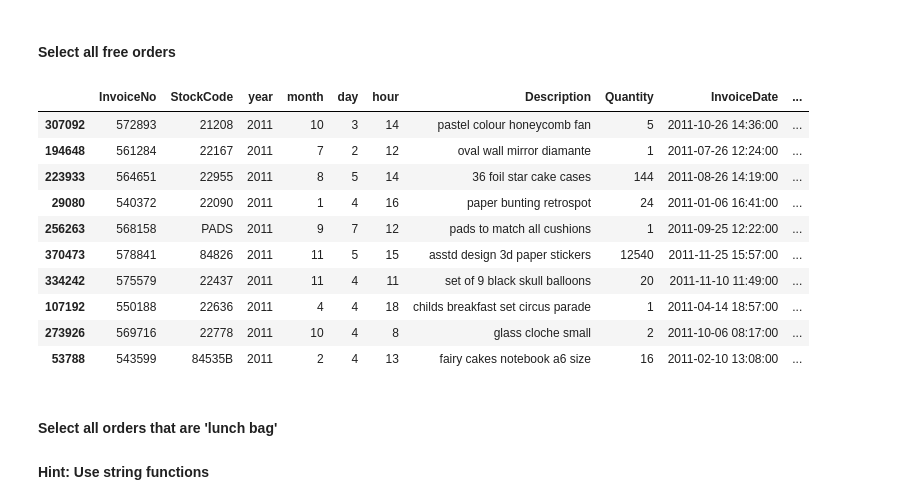
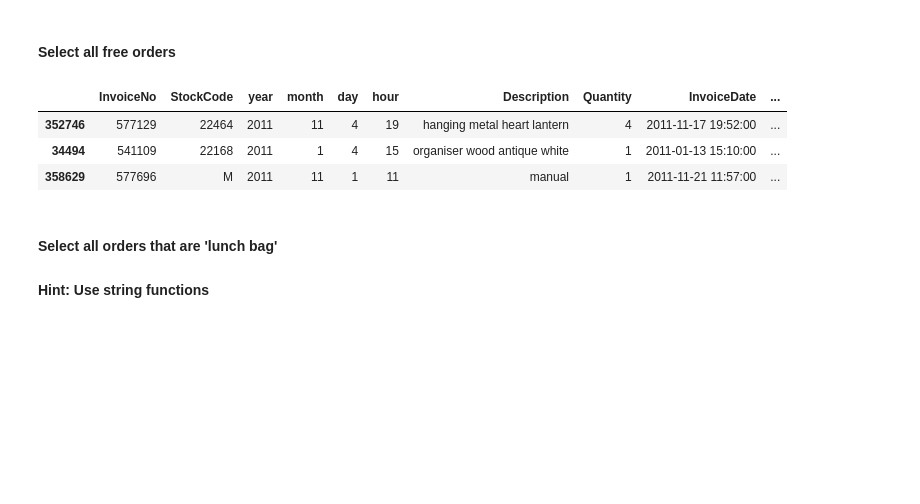
Before and after one commit to Ironhack-Data-Madrid-Octubre-2021/lab-descriptive-stats, a Jupyter notebook: your-code/main.ipynb, the cells around one changed output. Saved outputs shown, nothing was run; the diff lists cells and outputs as text; code cells hidden in the pictures; blank space fills up the shorter version.

```diff
--- a/your-code/main.ipynb
+++ b/your-code/main.ipynb
@@ -458,19 +451,12 @@ Orders[(Orders["Quantity"] > 50)&(Orders["Country"]=="Spain")].sample(10)
 # %% [markdown]
 #### Select all free orders
 # %%
-Orders[Orders["amount_spent"] == 0].sample(10)
+Orders[Orders["amount_spent"] == 0].sample(3)
 # %% [output]
 |  | InvoiceNo | StockCode | year | month | day | hour | Description | Quantity | InvoiceDate | ... |
-| 307092 | 572893 | 21208 | 2011 | 10 | 3 | 14 | pastel colour honeycomb fan | 5 | 2011-10-26 14:36:00 | ... |
-| 194648 | 561284 | 22167 | 2011 | 7 | 2 | 12 | oval wall mirror diamante | 1 | 2011-07-26 12:24:00 | ... |
-| 223933 | 564651 | 22955 | 2011 | 8 | 5 | 14 | 36 foil star cake cases | 144 | 2011-08-26 14:19:00 | ... |
-| 29080 | 540372 | 22090 | 2011 | 1 | 4 | 16 | paper bunting retrospot | 24 | 2011-01-06 16:41:00 | ... |
-| 256263 | 568158 | PADS | 2011 | 9 | 7 | 12 | pads to match all cushions | 1 | 2011-09-25 12:22:00 | ... |
-| 370473 | 578841 | 84826 | 2011 | 11 | 5 | 15 | asstd design 3d paper stickers | 12540 | 2011-11-25 15:57:00 | ... |
-| 334242 | 575579 | 22437 | 2011 | 11 | 4 | 11 | set of 9 black skull balloons | 20 | 2011-11-10 11:49:00 | ... |
-| 107192 | 550188 | 22636 | 2011 | 4 | 4 | 18 | childs breakfast set circus parade | 1 | 2011-04-14 18:57:00 | ... |
-| 273926 | 569716 | 22778 | 2011 | 10 | 4 | 8 | glass cloche small | 2 | 2011-10-06 08:17:00 | ... |
-| 53788 | 543599 | 84535B | 2011 | 2 | 4 | 13 | fairy cakes notebook a6 size | 16 | 2011-02-10 13:08:00 | ... |
+| 352746 | 577129 | 22464 | 2011 | 11 | 4 | 19 | hanging metal heart lantern | 4 | 2011-11-17 19:52:00 | ... |
+| 34494 | 541109 | 22168 | 2011 | 1 | 4 | 15 | organiser wood antique white | 1 | 2011-01-13 15:10:00 | ... |
+| 358629 | 577696 | M | 2011 | 11 | 1 | 11 | manual | 1 | 2011-11-21 11:57:00 | ... |
 # %% [markdown]
 #### Select all orders that are 'lunch bag'
 #### Hint: Use string functions
```
Also changed, not shown: parts of 15 cells of this notebook.
